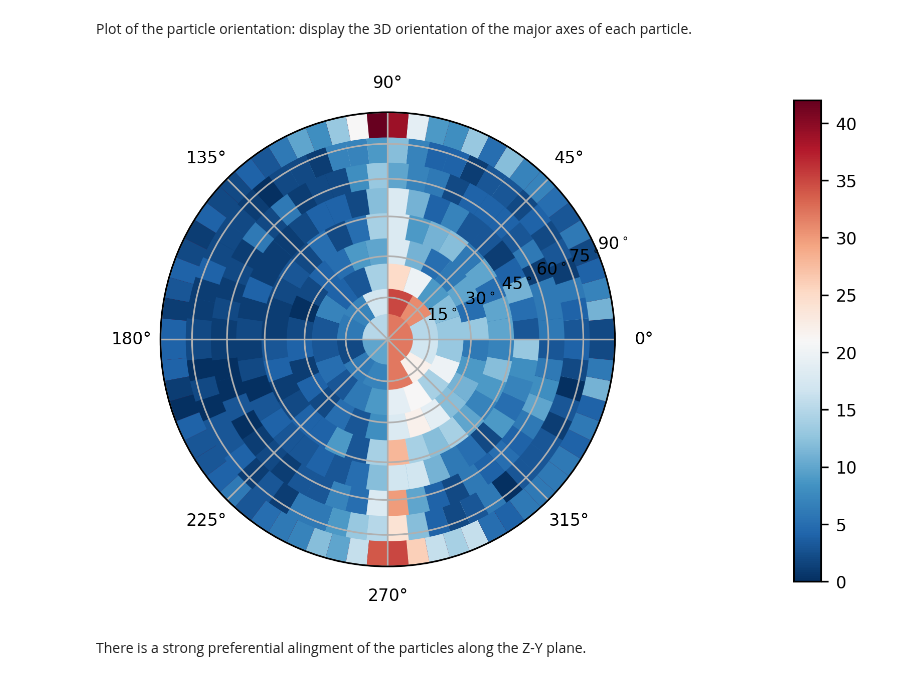
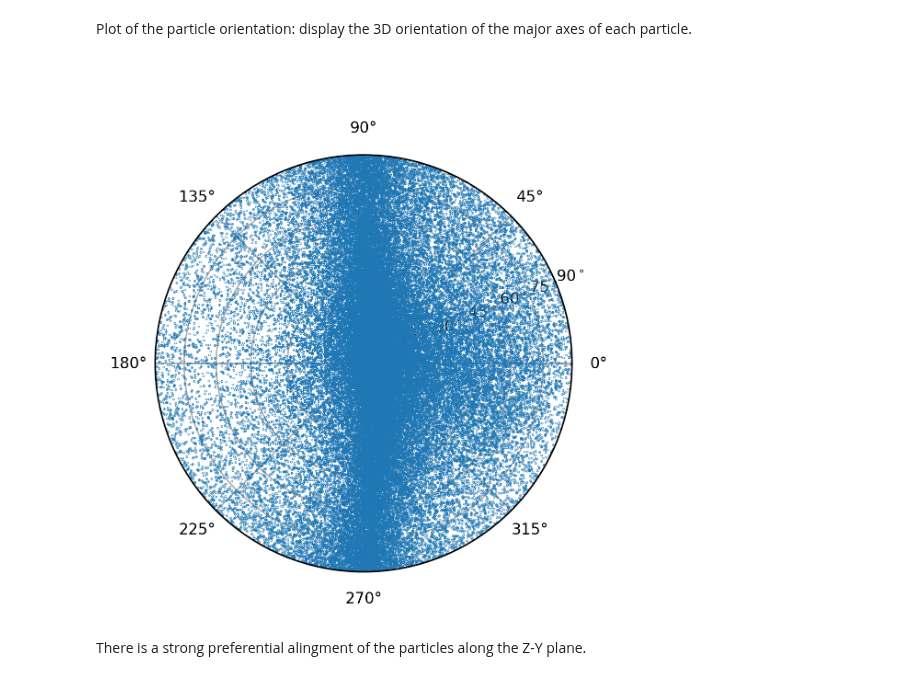
Before and after one commit to gianthk/CERIC-Franceschin, a Jupyter notebook: notebooks/581681_punta_HR_stitch2_crystals.ipynb, the cells around one changed output. Cells and saved outputs as stored; diff of their text form; code cells hidden in the pictures.

```diff
--- a/notebooks/581681_punta_HR_stitch2_crystals.ipynb
+++ b/notebooks/581681_punta_HR_stitch2_crystals.ipynb
@@ -120,7 +121,7 @@ plt.imshow(data_3D[-1,:,:])
 ### Load binary mask of crystal sediments
 The mask was obtained in the notebook [581681_punta_HR_stitch2_masks](581681_punta_HR_stitch2_masks.ipynb).
 # %%
-mask_file = work_folder+'/masks/100slices_pearls/slice_00000.tif'
+mask_file = work_folder+'/masks/crystals_crop_valid/slice_00001.tif'
 # %%
 BW_pearls = read_tiff_stack(mask_file)
 # %%
@@ -163,8 +164,9 @@ As expected, `spam.ITKwatershed` performs better than `ndimage` on clusters of p
 # %% [markdown]
 #### Reload labelled image
 Only if you didn't run the previous section of this notebook
-# %%
-regions = read_tiff_stack(work_folder+"/masks/100slices_labels/slice.tiff")
+# %%
+if 'regions' not in globals():
+    regions = read_tiff_stack(work_folder+"/masks/crystals_crop_valid_labels/slice_00000.tiff")
 # %% [markdown]
 ## Particles volume
 # %%
@@ -235,10 +237,10 @@ MOIeigenValues, MOIeigenVectors = spam.label.momentOfInertia(regions, boundingBo
 # %% [markdown]
 Plot of the particle orientation: display the 3D orientation of the major axes of each particle.
 # %%
-# spam.plotting.orientationPlotter.plotOrientations(MOIeigenVectors[1:, 6:9], plot='points', pointMarkerSize=5)
-spam.plotting.orientationPlotter.plotOrientations(MOIeigenVectors[1:, 6:9], plot='bins', numberOfRings=9)
+spam.plotting.orientationPlotter.plotOrientations(MOIeigenVectors[1:, 6:9], plot='points', pointMarkerSize=0.5)
+# spam.plotting.orientationPlotter.plotOrientations(MOIeigenVectors[1:, 6:9], plot='bins')
 # %% [output]
-[figure, old version]
+[figure, new version]
 # %% [markdown]
 There is a strong preferential alingment of the particles along the Z-Y plane.
 # %% [markdown]
```
Also changed, not shown: parts of 32 cells of this notebook, 1 other file.
